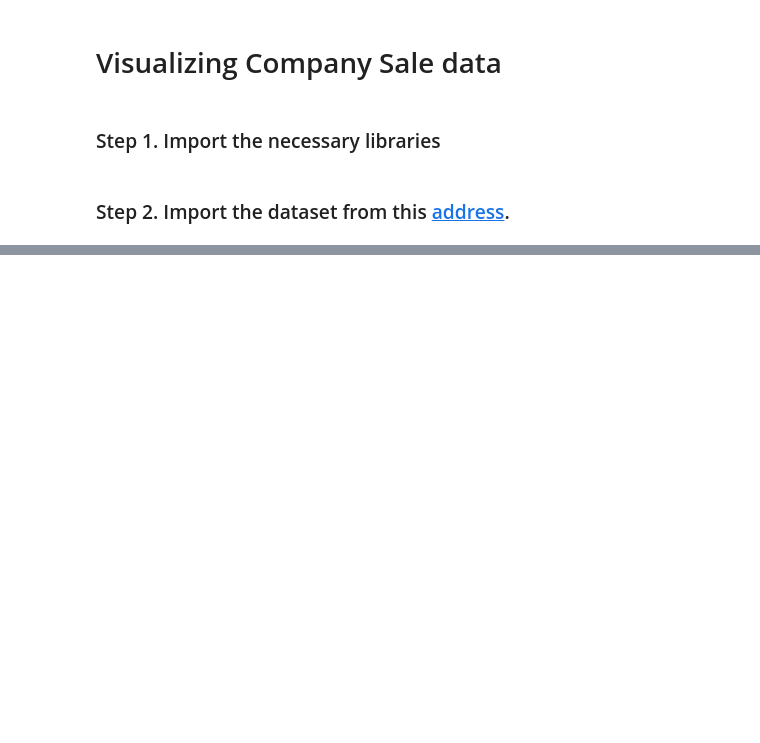
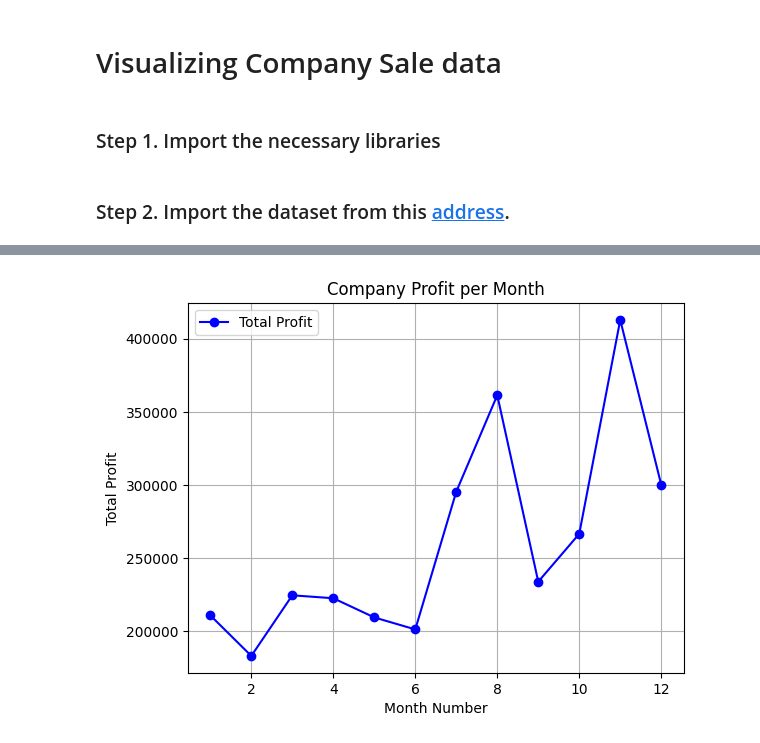
Before and after one commit to mphuong83/Ph-nt-chdlPython, a Jupyter notebook: 11_matplotlib/company-sale/Exercises.ipynb, the cells around one changed output, grey strips where cells are left out. Cells and saved outputs as stored; diff of their text form; code cells hidden in the pictures; blank space fills up the shorter version.

```diff
--- a/11_matplotlib/company-sale/Exercises.ipynb
+++ b/11_matplotlib/company-sale/Exercises.ipynb
@@ -31,6 +31,27 @@ df.head()
 ### Exercise 1: Read Total profit of all months and show it using a line plot
 
 ![img](https://github.com/thieu1995/pandas/blob/main/11_matplotlib/company-sale/img/01.png?raw=1)
+# %%
+import matplotlib.pyplot as plt
+
+# Lấy dữ liệu tháng và tổng lợi nhuận
+months = df['month_number']
+profits = df['total_profit']
+
+# Vẽ biểu đồ
+plt.plot(months, profits, marker='o', linestyle='-', color='b', label='Total Profit')
+
+# Thiết lập nhãn và tiêu đề
+plt.xlabel('Month Number')
+plt.ylabel('Total Profit')
+plt.title('Company Profit per Month')
+plt.legend()
+plt.grid(True)
+
+# Hiển thị biểu đồ
+plt.show()
+# %% [output]
+[figure, added]
 # %% [markdown]
 ### Exercise 2: Get total profit of all months and show line plot with the following Style properties
 
```
